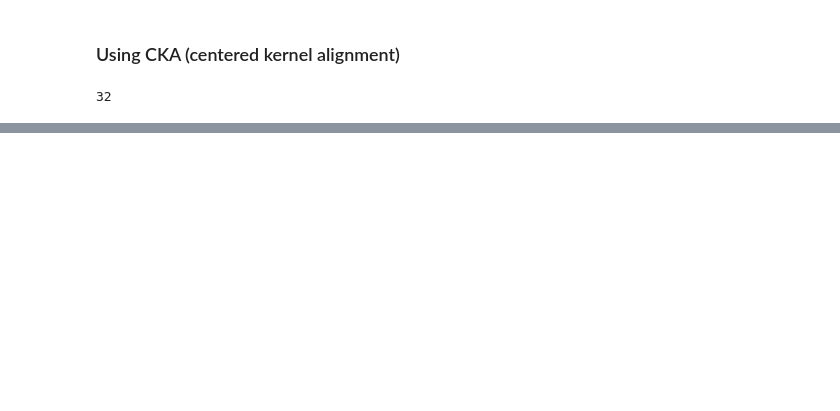
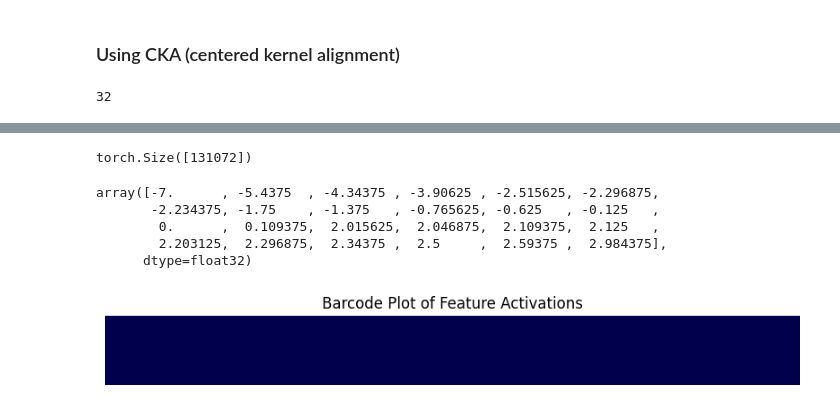
Before and after one commit to errol-obia/watershed_data_analysis, a Jupyter notebook: notebooks/Jailbreak_Activations_Experiments.ipynb, the cells around one changed output, grey strips where cells are left out. Saved outputs shown, nothing was run; the diff lists cells and outputs as text; code cells hidden in the pictures; blank space fills up the shorter version.

```diff
--- a/notebooks/Jailbreak_Activations_Experiments.ipynb
+++ b/notebooks/Jailbreak_Activations_Experiments.ipynb
@@ -353,0 +1347,17 @@ fig.show()
+# %%
+# get top activating features
+l12_resid_orig_feats = sae_llama_layer12.encode(l12_resid_orig)
+l12_resid_jb_feats = sae_llama_layer12.encode(l12_resid_jb)
+
+top_acts_orig, top_idx_orig = get_top_feature_acts(l12_resid_orig_feats, k=20)
+top_acts_jb, top_idx_jb = get_top_feature_acts(l12_resid_jb_feats, k=20)
+
+top_idx_orig = [t.item() for t in top_idx_orig]
+top_idx_jb = [t.item() for t in top_idx_jb]
+
+# common features
+common_top_ids =  set(top_idx_orig) &  set(top_idx_jb)
+print("Common feature idx:", common_top_ids)
+
+# jailbreak features only
+print("Unique to jailbreaks:", set(top_idx_orig) - set(top_idx_jb))
@@ -353,0 +1391,5 @@ fig.show()
+# %%
+last_token_sae_diff = l12_resid_orig_feats.squeeze()[-1] - l12_resid_jb_feats.squeeze()[-1]
+last_token_sae_diff.shape
+# %% [output]
+torch.Size([131072])
@@ -353,0 +1399,22 @@ fig.show()
+# %%
+sae_diff = np.array(last_token_sae_diff.float().cpu())
+# %%
+np.unique(sae_diff)
+# %% [output]
+array([-7.      , -5.4375  , -4.34375 , -3.90625 , -2.515625, -2.296875,
+       -2.234375, -1.75    , -1.375   , -0.765625, -0.625   , -0.125   ,
+        0.      ,  0.109375,  2.015625,  2.046875,  2.109375,  2.125   ,
+        2.203125,  2.296875,  2.34375 ,  2.5     ,  2.59375 ,  2.984375],
+      dtype=float32)
+# %%
+x_image = sae_diff[np.newaxis, :]
+# %%
+plt.figure(figsize=(10, 1))
+vmax = np.percentile(np.abs(x_image), 90)  # ignore extreme outliers
+vmin = -vmax
+plt.imshow(x_image, cmap='seismic', aspect='auto', vmin=vmin, vmax=vmax)
+plt.axis('off')  # hide axes
+plt.title("Barcode Plot of Feature Activations")
+plt.show()
+# %% [output]
+[figure, added]
```
Also changed, not shown: parts of 93 cells of this notebook.
